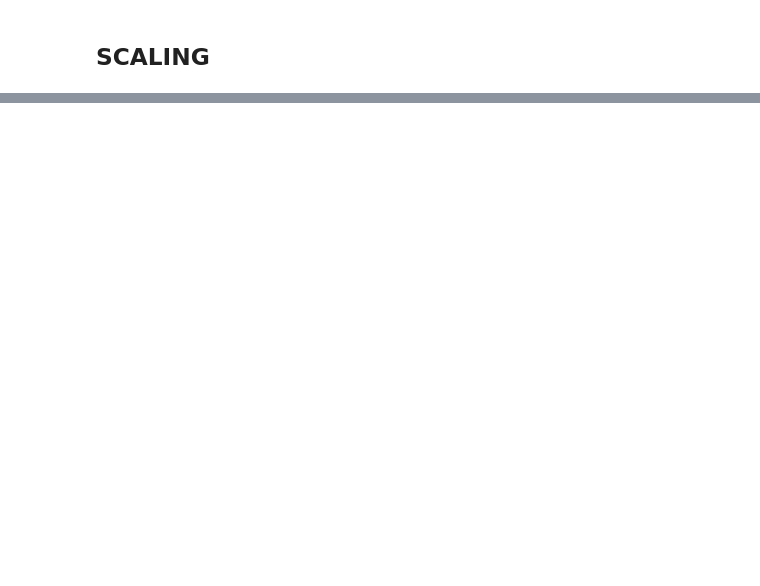
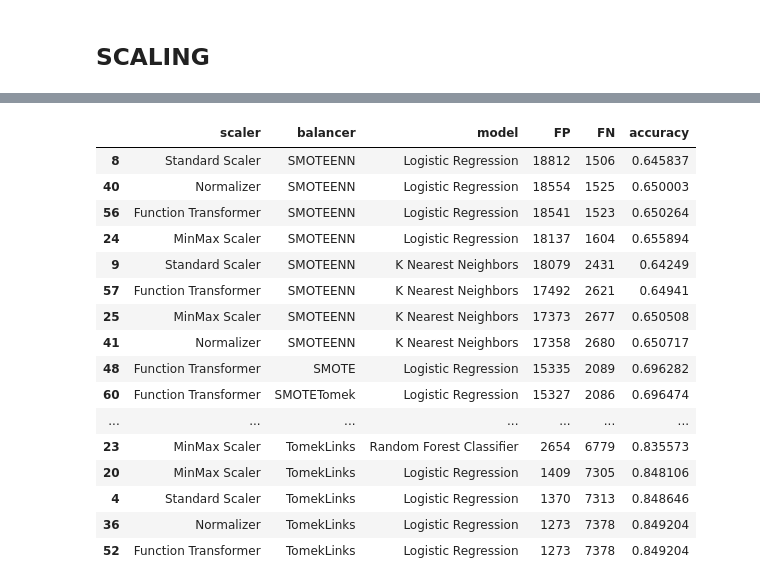
Before and after one commit to dplazau/ironhack-bootcamp, a Jupyter notebook: projects/ironhack-final-project/index.ipynb, the cells around one changed output, grey strips where cells are left out. Saved outputs shown, nothing was run; the diff lists cells and outputs as text; code cells hidden in the pictures; blank space fills up the shorter version.

```diff
--- a/projects/ironhack-final-project/index.ipynb
+++ b/projects/ironhack-final-project/index.ipynb
@@ -399,0 +350,21 @@ weighted avg       0.83      0.77      0.79     57369
+# %%
+results_df = results_df.sort_values(by=["FP", "FN", "accuracy"], ascending=False)
+display(results_df)
+# %% [output]
+|  | scaler | balancer | model | FP | FN | accuracy |
+| 8 | Standard Scaler | SMOTEENN | Logistic Regression | 18812 | 1506 | 0.645837 |
+| 40 | Normalizer | SMOTEENN | Logistic Regression | 18554 | 1525 | 0.650003 |
+| 56 | Function Transformer | SMOTEENN | Logistic Regression | 18541 | 1523 | 0.650264 |
+| 24 | MinMax Scaler | SMOTEENN | Logistic Regression | 18137 | 1604 | 0.655894 |
+| 9 | Standard Scaler | SMOTEENN | K Nearest Neighbors | 18079 | 2431 | 0.64249 |
+| 57 | Function Transformer | SMOTEENN | K Nearest Neighbors | 17492 | 2621 | 0.64941 |
+| 25 | MinMax Scaler | SMOTEENN | K Nearest Neighbors | 17373 | 2677 | 0.650508 |
+| 41 | Normalizer | SMOTEENN | K Nearest Neighbors | 17358 | 2680 | 0.650717 |
+| 48 | Function Transformer | SMOTE | Logistic Regression | 15335 | 2089 | 0.696282 |
+| 60 | Function Transformer | SMOTETomek | Logistic Regression | 15327 | 2086 | 0.696474 |
+| ... | ... | ... | ... | ... | ... | ... |
+| 23 | MinMax Scaler | TomekLinks | Random Forest Classifier | 2654 | 6779 | 0.835573 |
+| 20 | MinMax Scaler | TomekLinks | Logistic Regression | 1409 | 7305 | 0.848106 |
+| 4 | Standard Scaler | TomekLinks | Logistic Regression | 1370 | 7313 | 0.848646 |
+| 36 | Normalizer | TomekLinks | Logistic Regression | 1273 | 7378 | 0.849204 |
+| 52 | Function Transformer | TomekLinks | Logistic Regression | 1273 | 7378 | 0.849204 |
```
Also changed, not shown: parts of 13 cells of this notebook, 1 other file.
